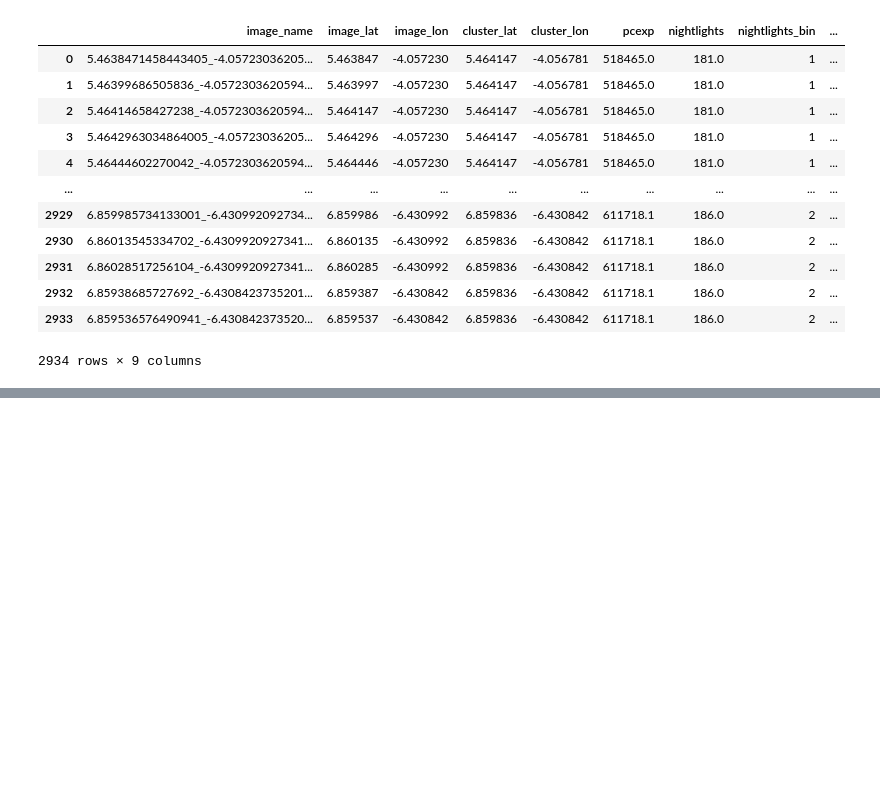
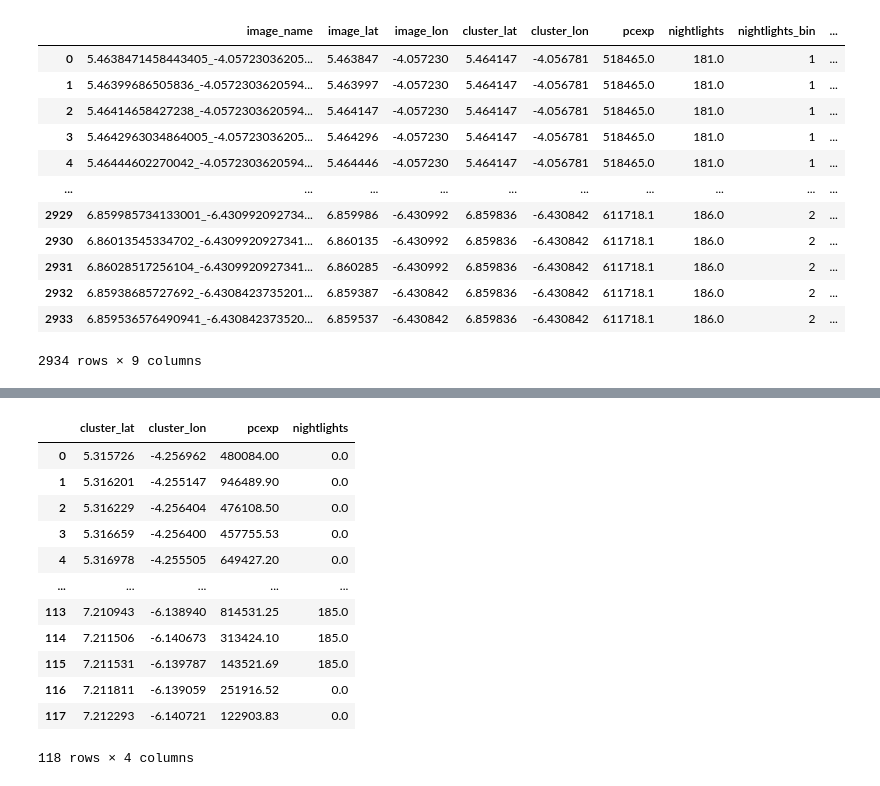
Before and after one commit to cae-ins/Estimation_Pauvrete_DeepLearning, a Jupyter notebook: Scripts/Etape_5_Estimation_Conso_Par_Tete.ipynb, the cells around one changed output, grey strips where cells are left out. Cells and saved outputs as stored; diff of their text form; code cells hidden in the pictures; blank space fills up the shorter version.

```diff
--- a/Scripts/Etape_5_Estimation_Conso_Par_Tete.ipynb
+++ b/Scripts/Etape_5_Estimation_Conso_Par_Tete.ipynb
@@ -165,0 +363,3 @@ def load_country(country='CIV_2018'):
+# %%
+df_clusters_1=pd.read_csv(os.path.join(BASE_DIR,'Data','Processed',"image_download_actual.csv"))
+df_clusters_1
@@ -165,0 +380,3 @@ def load_country(country='CIV_2018'):
+# %%
+df_clusters_2=pd.merge(df_clusters_1, cluster_list1, on=['cluster_lat', 'cluster_lon'])
+df_clusters_2
@@ -165,0 +397,24 @@ def load_country(country='CIV_2018'):
+# %%
+# Columns to be removed
+columns_to_remove = ["image_name", "image_lat", "image_lon", "nightlights_bin", "is_train", "feat_index"]
+
+# Remove specified columns
+df_clusters_2_reduced = df_clusters_2.drop(columns=columns_to_remove)
+
+# Group by "cluster_lat" and "cluster_lon", calculate the mean of "nightlights", and keep the mean of "pcexp"
+df_clusters_3 = df_clusters_2_reduced.groupby(['cluster_lat', 'cluster_lon'], as_index=False).agg({'pcexp':'mean', 'nightlights':'mean'})
+df_clusters_3
+# %% [output]
+|  | cluster_lat | cluster_lon | pcexp | nightlights |
+| 0 | 5.315726 | -4.256962 | 480084.00 | 0.0 |
+| 1 | 5.316201 | -4.255147 | 946489.90 | 0.0 |
+| 2 | 5.316229 | -4.256404 | 476108.50 | 0.0 |
+| 3 | 5.316659 | -4.256400 | 457755.53 | 0.0 |
+| 4 | 5.316978 | -4.255505 | 649427.20 | 0.0 |
+| ... | ... | ... | ... | ... |
+| 113 | 7.210943 | -6.138940 | 814531.25 | 185.0 |
+| 114 | 7.211506 | -6.140673 | 313424.10 | 185.0 |
+| 115 | 7.211531 | -6.139787 | 143521.69 | 185.0 |
+| 116 | 7.211811 | -6.139059 | 251916.52 | 0.0 |
+| 117 | 7.212293 | -6.140721 | 122903.83 | 0.0 |
+118 rows × 4 columns
```
Also changed, not shown: parts of 38 cells of this notebook.
